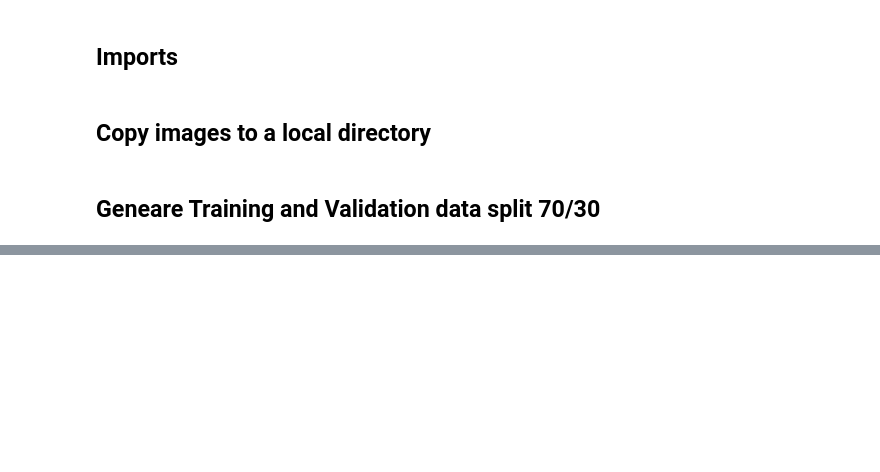
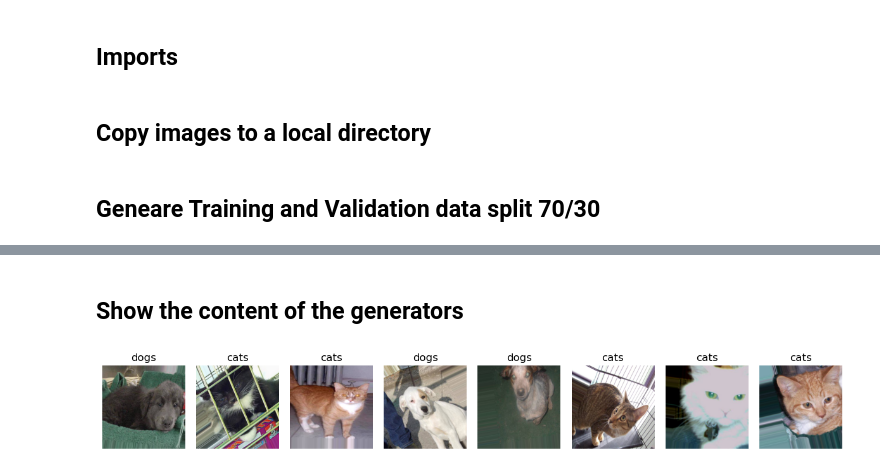
Before and after one commit to JordiCorbilla/dogs-vs-cats-classification, a Jupyter notebook: dogs_vs_cats_inceptionResnetv2.ipynb, the cells around one changed output, grey strips where cells are left out. Saved outputs shown, nothing was run; the diff lists cells and outputs as text; code cells hidden in the pictures; blank space fills up the shorter version.

```diff
--- a/dogs_vs_cats_inceptionResnetv2.ipynb
+++ b/dogs_vs_cats_inceptionResnetv2.ipynb
@@ -82,0 +85,17 @@ move_images(val_dogs, train_dogs_dir, validation_dogs_dir)
+# %%
+test_dir = validation_dir
+
+train_datagen = ImageDataGenerator(
+    preprocessing_function=preprocess_input,
+    rotation_range=40,
+    width_shift_range=0.2,
+    height_shift_range=0.2,
+    shear_range=0.2,
+    zoom_range=0.2,
+    channel_shift_range=10,
+    horizontal_flip=True,
+    fill_mode='nearest'
+)
+
+validation_datagen = ImageDataGenerator(preprocessing_function=preprocess_input)
+test_datagen = ImageDataGenerator(preprocessing_function=preprocess_input)
@@ -82,0 +133,34 @@ move_images(val_dogs, train_dogs_dir, validation_dogs_dir)
+# %% [markdown]
+## Show the content of the generators
+# %%
+import matplotlib.pyplot as plt
+import numpy as np
+
+images_batch, labels_batch = next(train_generator)
+
+labels_indices = np.argmax(labels_batch, axis=1)
+
+class_indices = train_generator.class_indices
+index_to_class = {v: k for k, v in class_indices.items()}
+
+def inverse_preprocess_input(x):
+    x = x + 1.0
+    x = x * 127.5
+    x = np.clip(x, 0, 255)
+    return x.astype('uint8')
+
+plt.figure(figsize=(12, 12))
+num_images = min(64, images_batch.shape[0])
+for i in range(num_images):
+    plt.subplot(8, 8, i + 1)
+    img = images_batch[i]
+    img = inverse_preprocess_input(img)
+    plt.imshow(img)
+    label_index = labels_indices[i]
+    label_name = index_to_class[label_index]
+    plt.title(label_name)
+    plt.axis('off')
+plt.tight_layout()
+plt.show()
+# %% [output]
+[figure, added]
```
Also changed, not shown: parts of 2 cells of this notebook.
